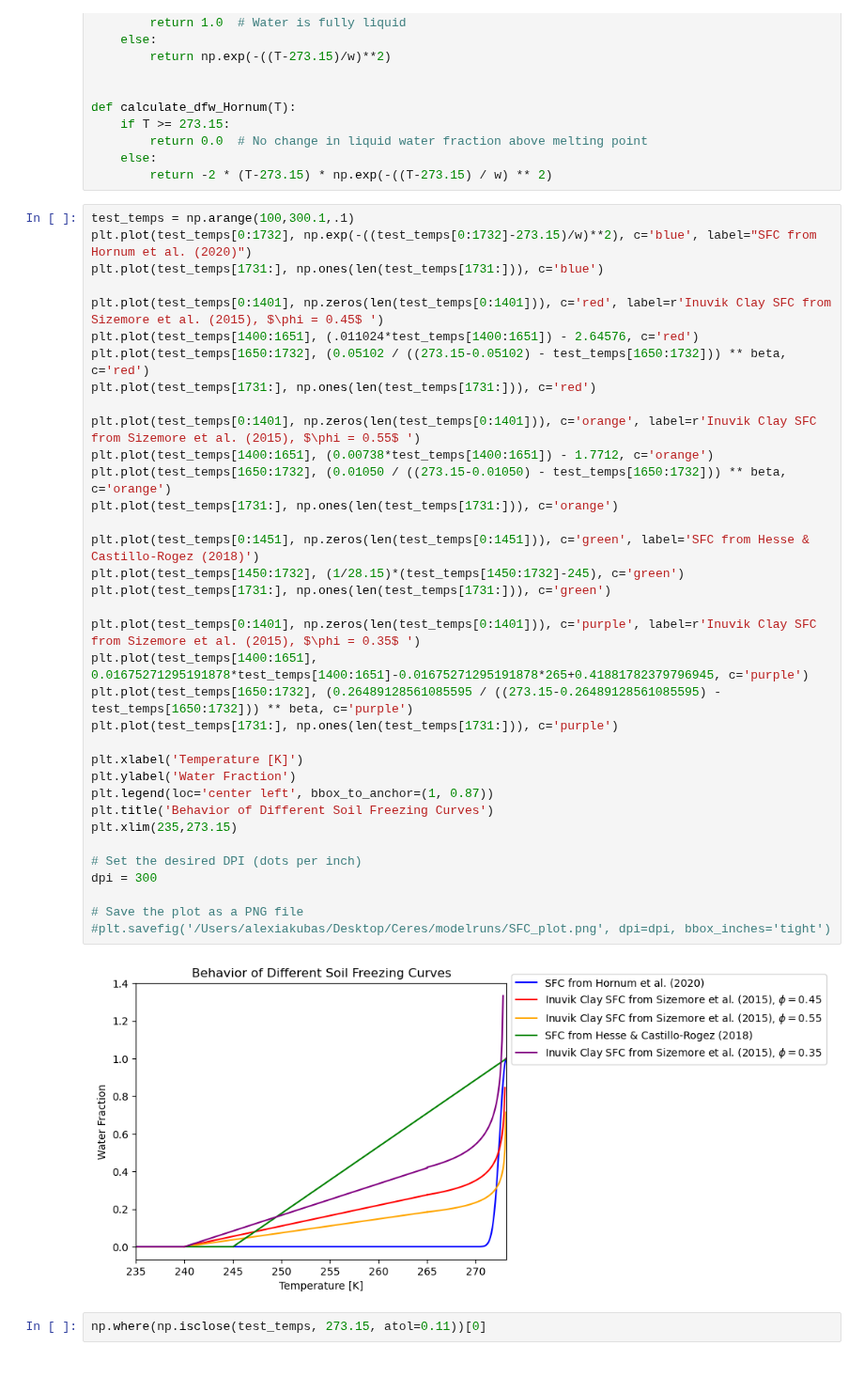
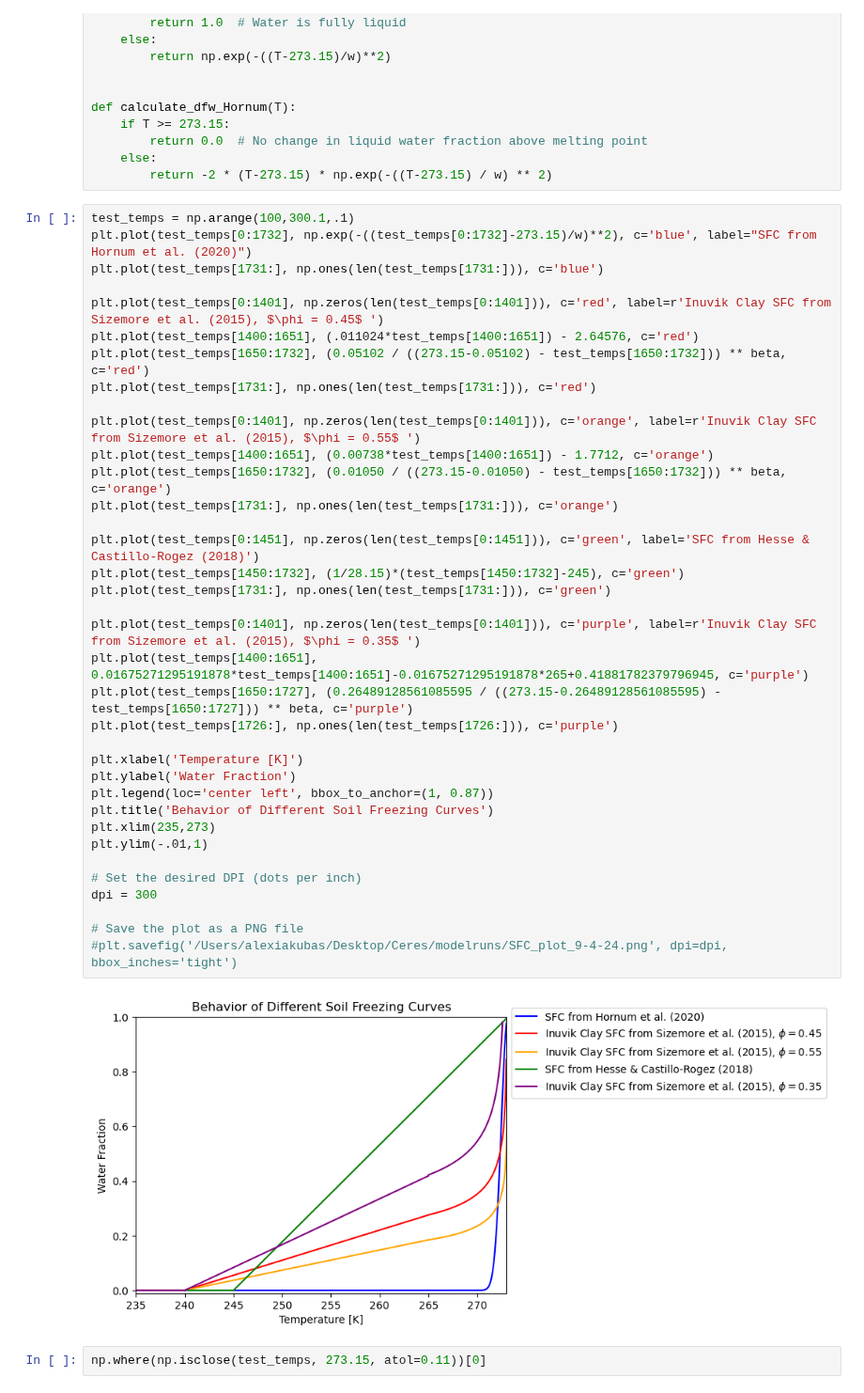
Before and after one commit to alexiak322/ceres-pingo-model, a Jupyter notebook: -1DHT-model-code/python/1DHT Model.ipynb, the cells around one changed output. Shown at 94% size. Saved outputs shown, nothing was run; the diff lists cells and outputs as text.

```diff
--- a/-1DHT-model-code/python/1DHT Model.ipynb
+++ b/-1DHT-model-code/python/1DHT Model.ipynb
@@ -259,38 +257,39 @@ test_temps = np.arange(100,300.1,.1)
 plt.plot(test_temps[0:1732], np.exp(-((test_temps[0:1732]-273.15)/w)**2), c='blue', label="SFC from Hornum et al. (2020)")
 plt.plot(test_temps[1731:], np.ones(len(test_temps[1731:])), c='blue')
 
 plt.plot(test_temps[0:1401], np.zeros(len(test_temps[0:1401])), c='red', label=r'Inuvik Clay SFC from Sizemore et al. (2015), $\phi = 0.45$ ')
 plt.plot(test_temps[1400:1651], (.011024*test_temps[1400:1651]) - 2.64576, c='red')
 plt.plot(test_temps[1650:1732], (0.05102 / ((273.15-0.05102) - test_temps[1650:1732])) ** beta, c='red')
 plt.plot(test_temps[1731:], np.ones(len(test_temps[1731:])), c='red')
 
 plt.plot(test_temps[0:1401], np.zeros(len(test_temps[0:1401])), c='orange', label=r'Inuvik Clay SFC from Sizemore et al. (2015), $\phi = 0.55$ ')
 plt.plot(test_temps[1400:1651], (0.00738*test_temps[1400:1651]) - 1.7712, c='orange')
 plt.plot(test_temps[1650:1732], (0.01050 / ((273.15-0.01050) - test_temps[1650:1732])) ** beta, c='orange')
 plt.plot(test_temps[1731:], np.ones(len(test_temps[1731:])), c='orange')
 
 plt.plot(test_temps[0:1451], np.zeros(len(test_temps[0:1451])), c='green', label='SFC from Hesse & Castillo-Rogez (2018)')
 plt.plot(test_temps[1450:1732], (1/28.15)*(test_temps[1450:1732]-245), c='green')
 plt.plot(test_temps[1731:], np.ones(len(test_temps[1731:])), c='green')
 
 plt.plot(test_temps[0:1401], np.zeros(len(test_temps[0:1401])), c='purple', label=r'Inuvik Clay SFC from Sizemore et al. (2015), $\phi = 0.35$ ')
 plt.plot(test_temps[1400:1651], 0.01675271295191878*test_temps[1400:1651]-0.01675271295191878*265+0.41881782379796945, c='purple')
-plt.plot(test_temps[1650:1732], (0.26489128561085595 / ((273.15-0.26489128561085595) - test_temps[1650:1732])) ** beta, c='purple')
-plt.plot(test_temps[1731:], np.ones(len(test_temps[1731:])), c='purple')
+plt.plot(test_temps[1650:1727], (0.26489128561085595 / ((273.15-0.26489128561085595) - test_temps[1650:1727])) ** beta, c='purple')
+plt.plot(test_temps[1726:], np.ones(len(test_temps[1726:])), c='purple')
 
 plt.xlabel('Temperature [K]')
 plt.ylabel('Water Fraction')
 plt.legend(loc='center left', bbox_to_anchor=(1, 0.87))
 plt.title('Behavior of Different Soil Freezing Curves')
-plt.xlim(235,273.15)
+plt.xlim(235,273)
+plt.ylim(-.01,1)
 
 # Set the desired DPI (dots per inch)
 dpi = 300
 
 # Save the plot as a PNG file
-#plt.savefig('/Users/alexiakubas/Desktop/Ceres/modelruns/SFC_plot.png', dpi=dpi, bbox_inches='tight')
+#plt.savefig('/Users/alexiakubas/Desktop/Ceres/modelruns/SFC_plot_9-4-24.png', dpi=dpi, bbox_inches='tight')
 # %% [output]
-[figure, old version]
+[figure, new version]
 # %%
 np.where(np.isclose(test_temps, 273.15, atol=0.11))[0]
 # %% [output]
```
Also changed, not shown: parts of 2 cells of this notebook, 2 other files.
